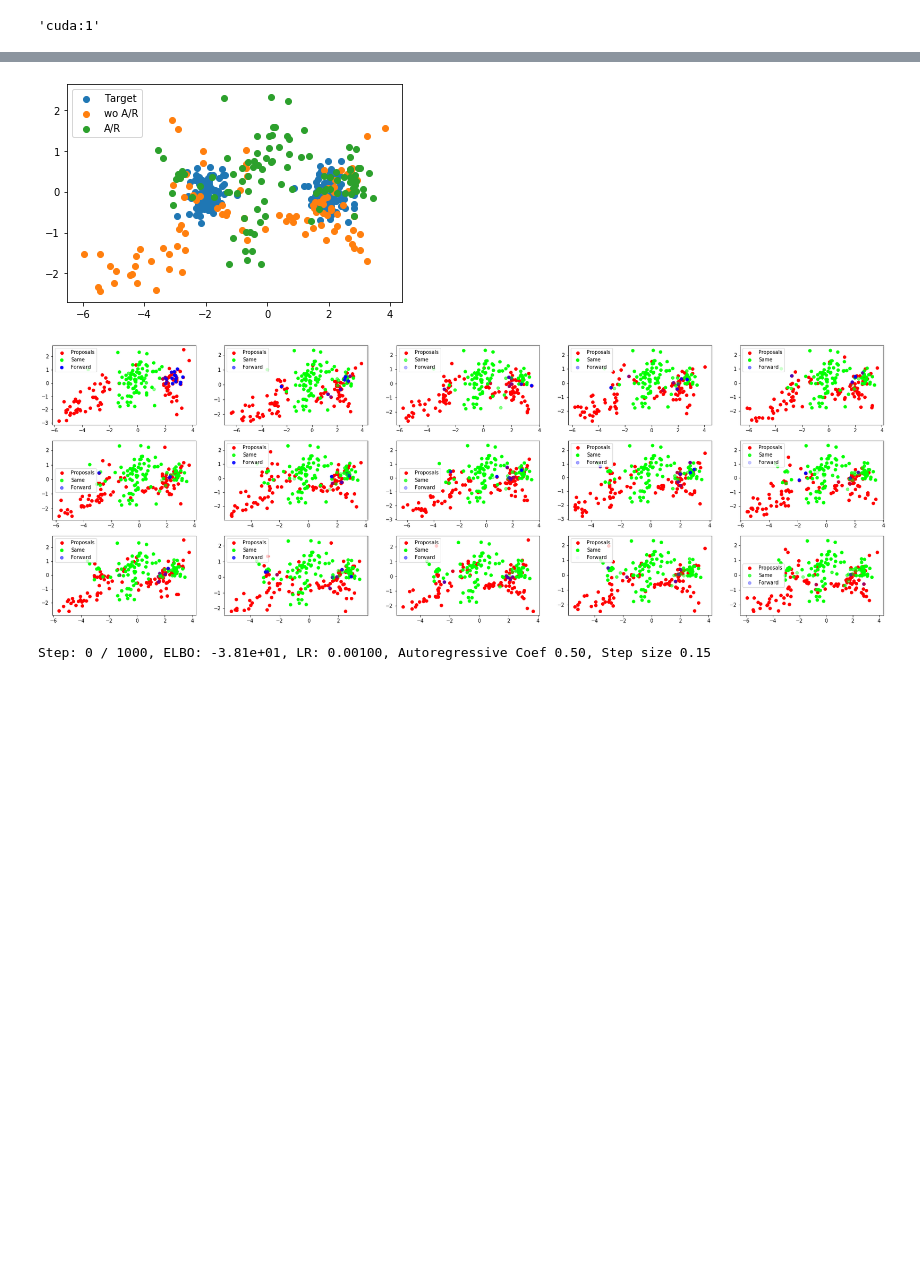
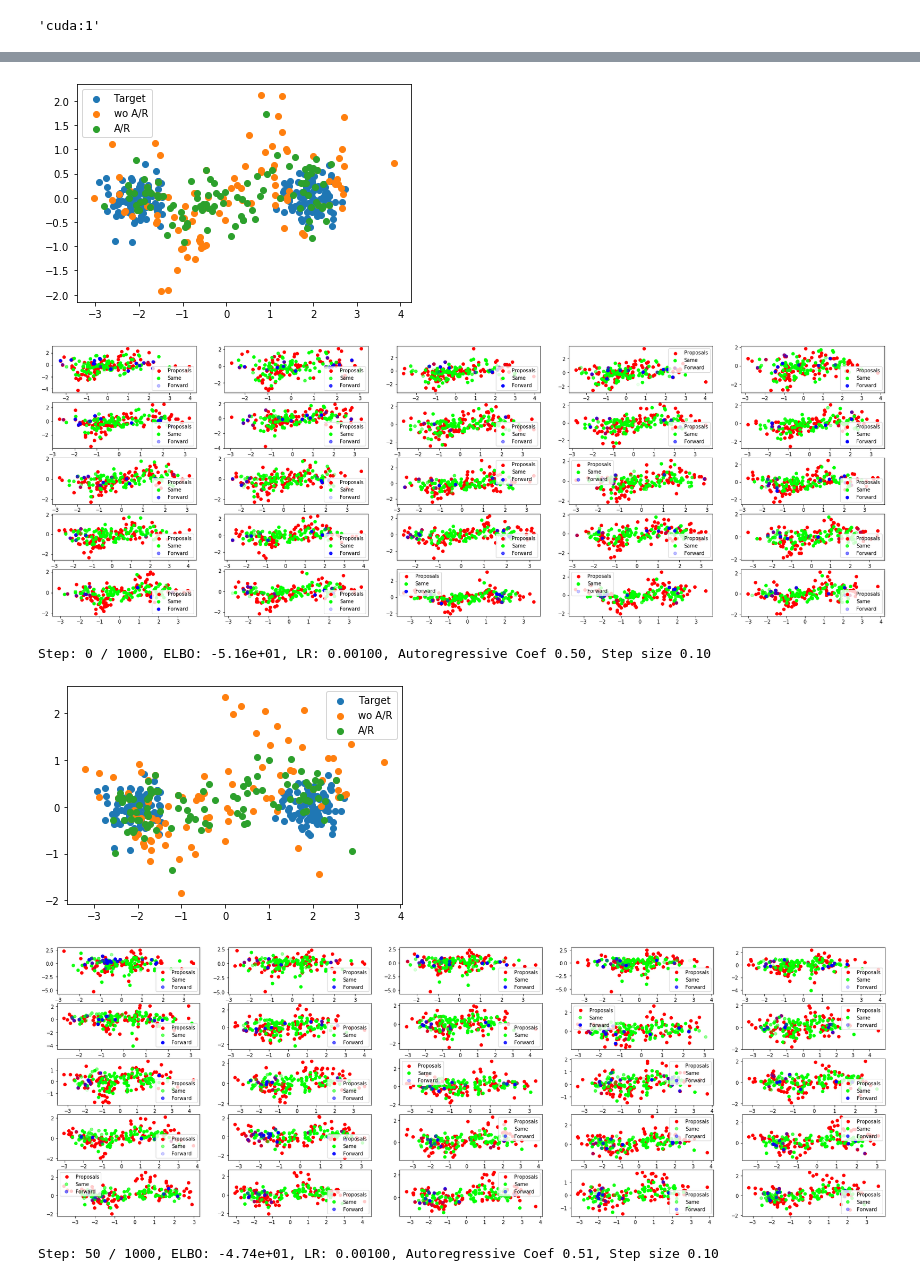
Before and after one commit to nkotelevskii/l2hmc_pytorch, a Jupyter notebook: l2hmc/our_alg-Copy1.ipynb, the cells around one changed output, grey strips where cells are left out. Saved outputs shown, nothing was run; the diff lists cells and outputs as text; code cells hidden in the pictures; blank space fills up the shorter version.

```diff
--- a/l2hmc/our_alg-Copy1.ipynb
+++ b/l2hmc/our_alg-Copy1.ipynb
@@ -36,9 +36,9 @@ from notebook_utils_pt import get_hmc_samples
 network = Net
 # %%
 x_dim = 2  # dimensionality of data
-T = 5 # num of leapfrogs
-K = 15
-eps = 0.15
+T = 3 # num of leapfrogs
+K = 25
+eps = 0.1
 
 mu = np.zeros(2,)
 mu = torch.tensor(mu, dtype=torch.float32).to(device)
@@ -80,7 +80,7 @@ std_normal = torch.distributions.Normal(loc=torch.tensor(0., dtype=torch.float32
                                                 scale=torch.tensor(1., dtype=torch.float32, device=device))
 torch_log_2 = torch.tensor(np.log(2.), device=device, dtype=torch.float32)
 
-print_info = 100
+print_info = 50
 
 def compute_loss(z_new, p_new, z_old, p_old, sum_log_alpha, sum_log_jac):
 #     pdb.set_trace()
@@ -138,36 +138,39 @@ for t in tqdm(range(n_batches)):
         for kk in range(K):
             ax[kk // 5, kk % 5].scatter(array_prop[kk][:, 0].cpu().numpy(), array_prop[kk][:, 1].cpu().numpy(), color='r', label='Proposals')
             for d in [0., 1.]:
                 z_c = array_z[kk][array_directions[kk]==d]
                 alpha_c = array_alpha[kk][array_directions[kk]==d].cpu().exp().numpy()
                 color = np.zeros((z_c.shape[0], 4))
                 color[:, 3] = alpha_c
                 color[:, int(d + 1)] = 1.
                 ax[kk // 5, kk % 5].scatter(z_c[:, 0].cpu().numpy(), z_c[:, 1].cpu().numpy(), color=color, label=label[int(d)])
 #                 ax[kk].set_xlim((-x_lim, x_lim))
 #                 ax[kk].set_ylim((-y_lim, y_lim))
                 ax[kk // 5, kk % 5].legend()
         plt.show();
 
 
     elbo_full, grad_elbo = compute_loss(z_new=z_new, p_new=p_new, z_old=z_old, p_old=p_old, sum_log_alpha=sum_log_alpha,
                                         sum_log_jac=sum_log_jacobian)
     (-grad_elbo).backward()
     optim.step()
     scheduler.step()
     #     pdb.set_trace()
 
     if t % print_info == 0:
         current_lr = None
         for param_group in optim.param_groups:
             current_lr = param_group['lr']
         print ('Step: %d / %d, ELBO: %.2e, LR: %.5f, Autoregressive Coef %.2f, Step size %.2f' % (t, n_batches, elbo_full, current_lr,
                                                             torch.sigmoid(autoregressive_coeff_logit).cpu().detach().item(),
                                                               dynamics.alpha.cpu().detach().item()))
 # %% [output]
-[figure, old version]
+[figure, new version]
-[figure, old version]
+[figure, new version]
-Step: 0 / 1000, ELBO: -3.81e+01, LR: 0.00100, Autoregressive Coef 0.50, Step size 0.15
+Step: 0 / 1000, ELBO: -5.16e+01, LR: 0.00100, Autoregressive Coef 0.50, Step size 0.10
+[figure, added]
+[figure, added]
+Step: 50 / 1000, ELBO: -4.74e+01, LR: 0.00100, Autoregressive Coef 0.51, Step size 0.10
 # %%
 length_of_chains = 500 #2000
 # %%
```
Also changed, not shown: parts of 9 cells of this notebook, 3 other files.
